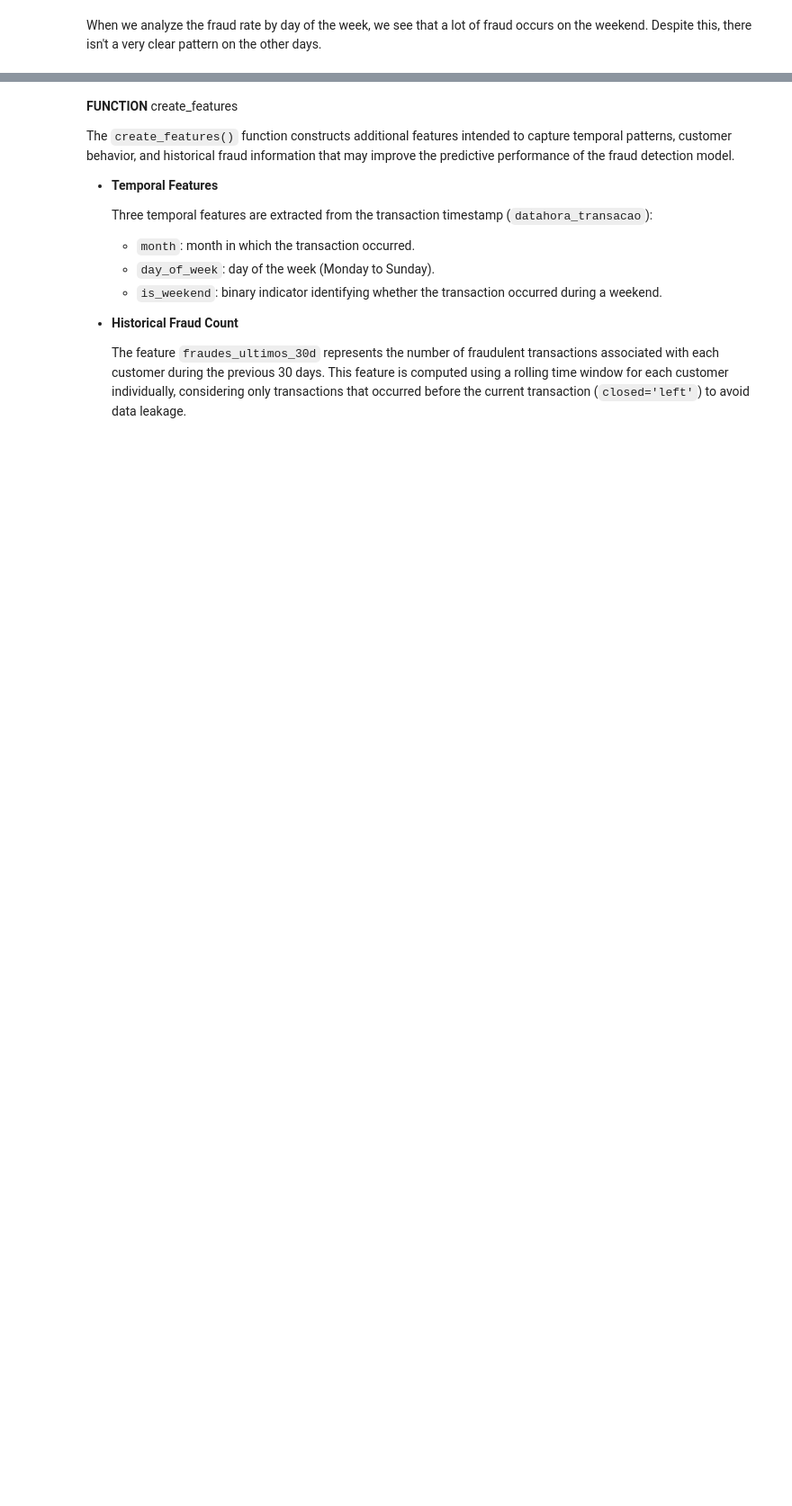
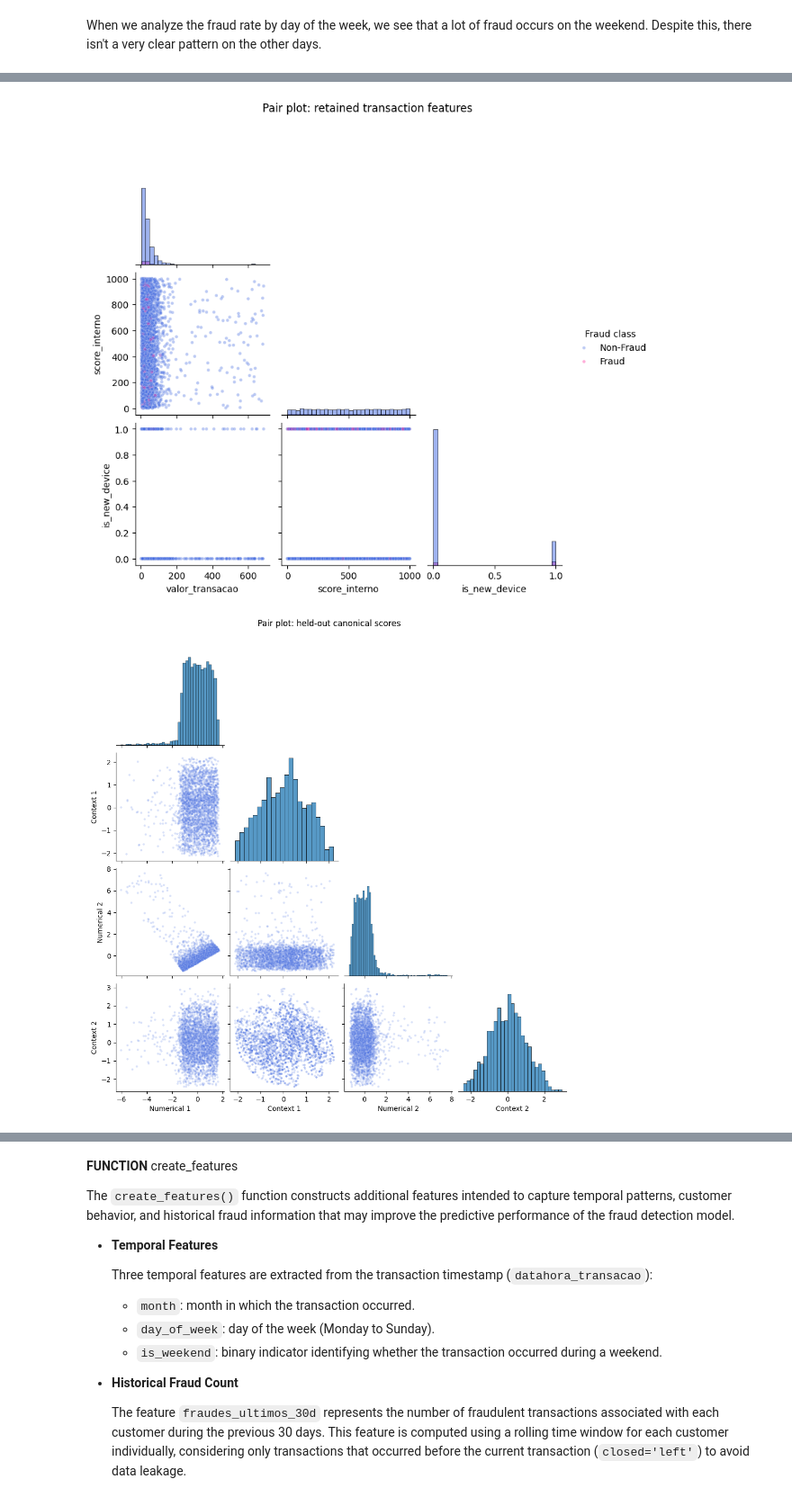
Before and after one commit to Leonardo-Correia/case_Artefact, a Jupyter notebook: challenge_artefact.ipynb, the cells around one changed output, grey strips where cells are left out. Shown at 90% size. Cells and saved outputs as stored; diff of their text form; code cells hidden in the pictures; blank space fills up the shorter version.

```diff
--- a/challenge_artefact.ipynb
+++ b/challenge_artefact.ipynb
@@ -319,0 +508,37 @@ However, for the “valor_transacao” feature, a clear distinction is observed.
+# %%
+# Visualize pairwise feature relationships and held-out canonical score pairs.
+# ---------------------------------------
+# Sample original variables without balancing or changing the observed class distribution.
+pairplot_data = df_historical[
+    ['valor_transacao', 'score_interno', 'is_new_device', 'flag_fraude']
+].dropna().sample(n=min(5000, len(df_historical.dropna(subset=[
+    'valor_transacao', 'score_interno', 'is_new_device', 'flag_fraude'
+]))), random_state=42).copy()
+pairplot_data['is_new_device'] = pairplot_data['is_new_device'].astype(int)
+pairplot_data['Fraud class'] = pairplot_data['flag_fraude'].astype(int).map({0: 'Non-Fraud', 1: 'Fraud'})
+feature_pairs = sns.pairplot(
+    pairplot_data, vars=['valor_transacao', 'score_interno', 'is_new_device'],
+    hue='Fraud class', hue_order=['Non-Fraud', 'Fraud'],
+    palette={'Non-Fraud': 'royalblue', 'Fraud': 'deeppink'},
+    diag_kind='hist', corner=True,
+    plot_kws={'alpha': 0.35, 's': 12}, diag_kws={'bins': 30},
+)
+feature_pairs.fig.suptitle('Pair plot: retained transaction features', y=1.02)
+plt.show()
+
+# Plot fixed canonical projections of rows that were not used to fit CCA.
+# ---------------------------------------
+
+canonical_pairplot_data = pd.DataFrame({
+    'Numerical 1': cca_holdout_x[:, 0], 'Context 1': cca_holdout_y[:, 0],
+    'Numerical 2': cca_holdout_x[:, 1], 'Context 2': cca_holdout_y[:, 1],
+}).sample(n=min(3000, len(cca_holdout_x)), random_state=42)
+canonical_pairs = sns.pairplot(
+    canonical_pairplot_data, diag_kind='hist', corner=True,
+    plot_kws={'alpha': 0.20, 's': 10, 'color': 'royalblue'},
+)
+canonical_pairs.fig.suptitle('Pair plot: held-out canonical scores', y=1.02)
+plt.show()
+# %% [output]
+[figure, added]
+[figure, added]
```
Also changed, not shown: parts of 76 cells of this notebook, 2 other files.
